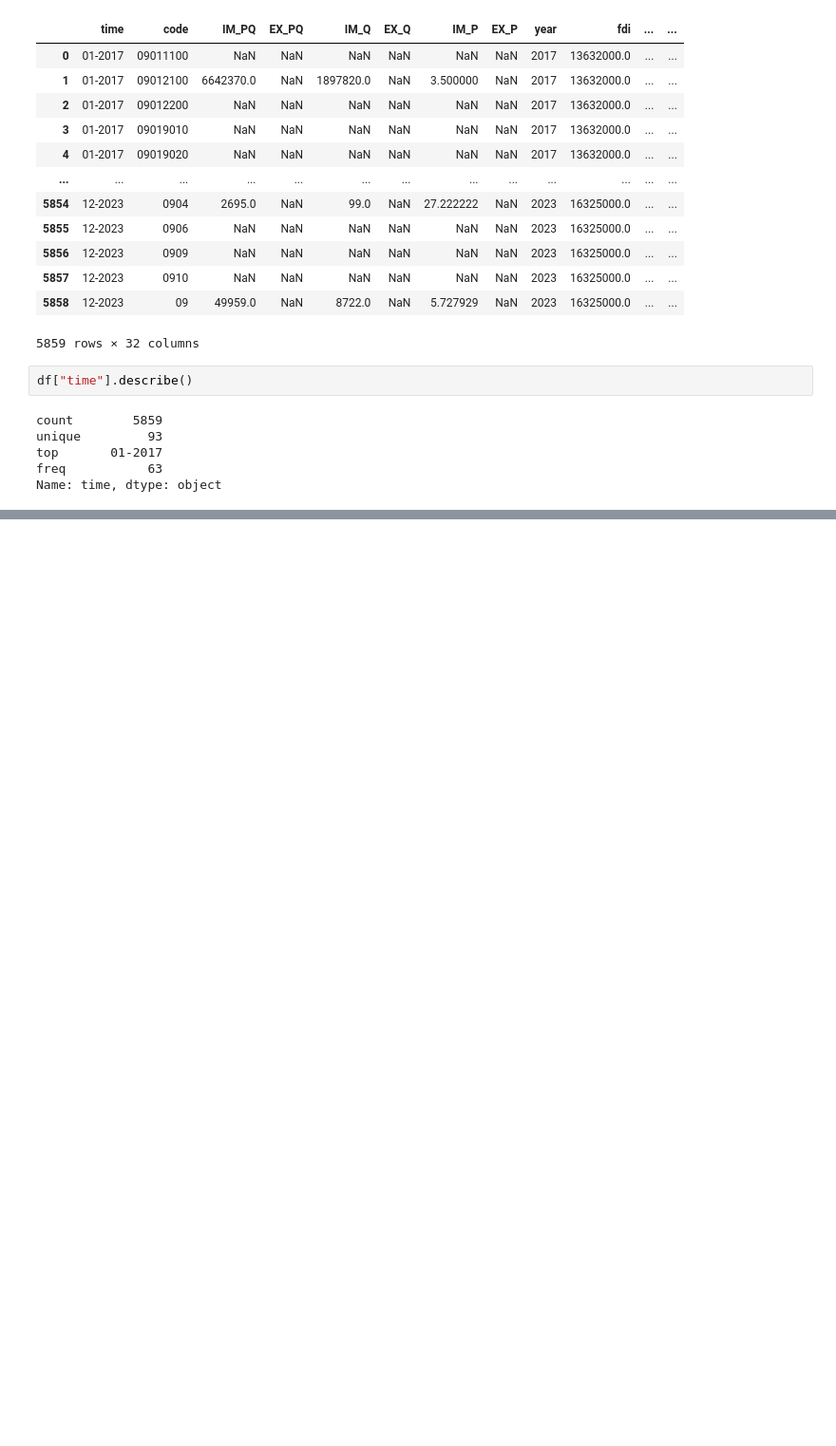
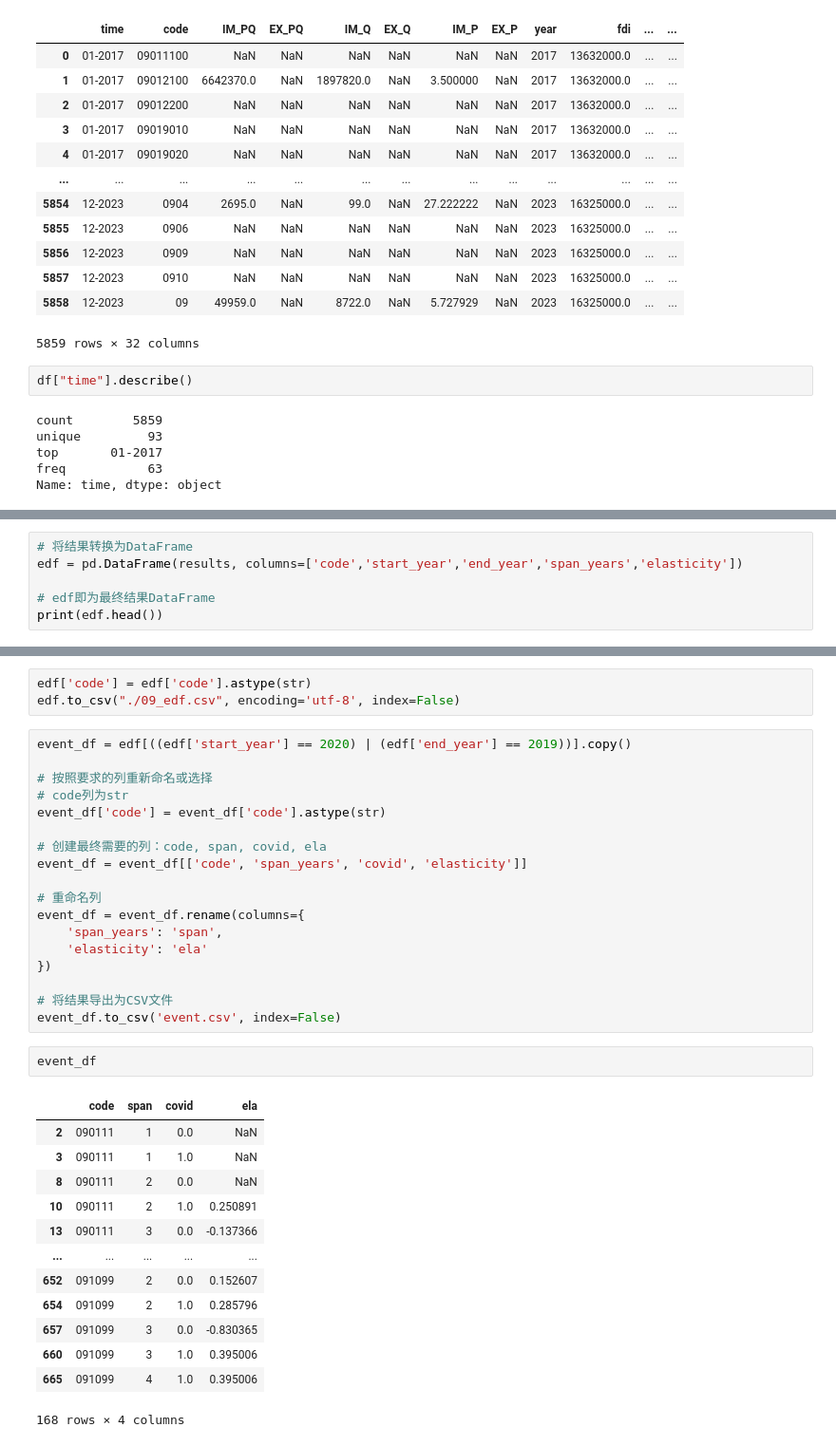
Before and after one commit to SepineTam/eme, a Jupyter notebook: src/09xxxx/09.ipynb, the cells around one changed output, grey strips where cells are left out. Shown: that part at 95% size. Cells and saved outputs as stored; diff of their text form; blank space fills up the shorter version.

```diff
--- a/src/09xxxx/09.ipynb
+++ b/src/09xxxx/09.ipynb
@@ -162,0 +204,6 @@ tea_e
+# %%
+# 将结果转换为DataFrame
+edf = pd.DataFrame(results, columns=['code','start_year','end_year','span_years','elasticity'])
+
+# edf即为最终结果DataFrame
+print(edf.head())
@@ -162,0 +226,37 @@ tea_e
+# %%
+edf['code'] = edf['code'].astype(str)
+edf.to_csv("./09_edf.csv", encoding='utf-8', index=False)
+# %%
+event_df = edf[((edf['start_year'] == 2020) | (edf['end_year'] == 2019))].copy()
+
+# 按照要求的列重新命名或选择
+# code列为str
+event_df['code'] = event_df['code'].astype(str)
+
+# 创建最终需要的列：code, span, covid, ela
+event_df = event_df[['code', 'span_years', 'covid', 'elasticity']]
+
+# 重命名列
+event_df = event_df.rename(columns={
+    'span_years': 'span',
+    'elasticity': 'ela'
+})
+
+# 将结果导出为CSV文件
+event_df.to_csv('event.csv', index=False)
+# %%
+event_df
+# %% [output]
+|  | code | span | covid | ela |
+| 2 | 090111 | 1 | 0.0 | NaN |
+| 3 | 090111 | 1 | 1.0 | NaN |
+| 8 | 090111 | 2 | 0.0 | NaN |
+| 10 | 090111 | 2 | 1.0 | 0.250891 |
+| 13 | 090111 | 3 | 0.0 | -0.137366 |
+| ... | ... | ... | ... | ... |
+| 652 | 091099 | 2 | 0.0 | 0.152607 |
+| 654 | 091099 | 2 | 1.0 | 0.285796 |
+| 657 | 091099 | 3 | 0.0 | -0.830365 |
+| 660 | 091099 | 3 | 1.0 | 0.395006 |
+| 665 | 091099 | 4 | 1.0 | 0.395006 |
+168 rows × 4 columns
```
Also changed, not shown: parts of 6 cells of this notebook, 22 other files.
